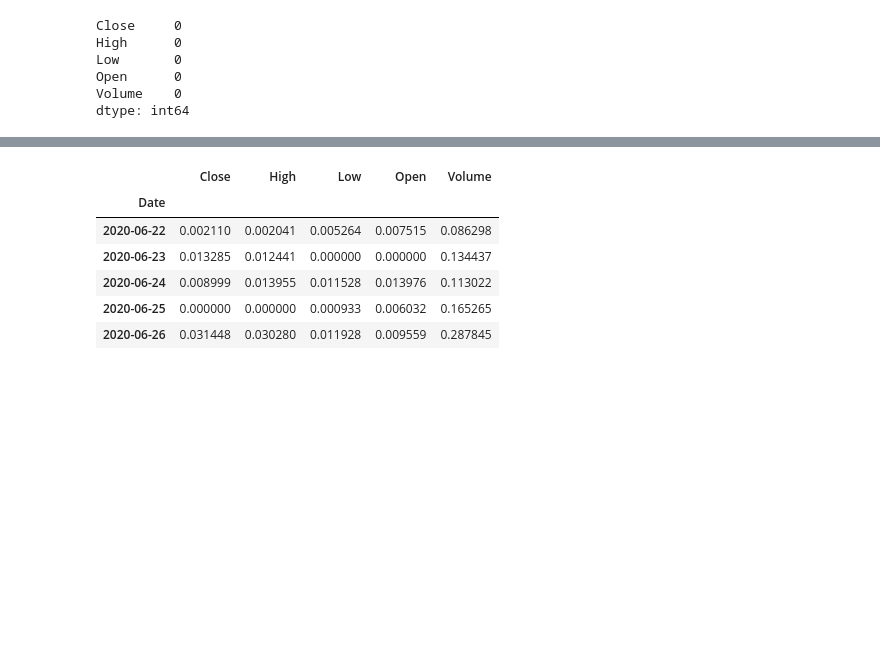
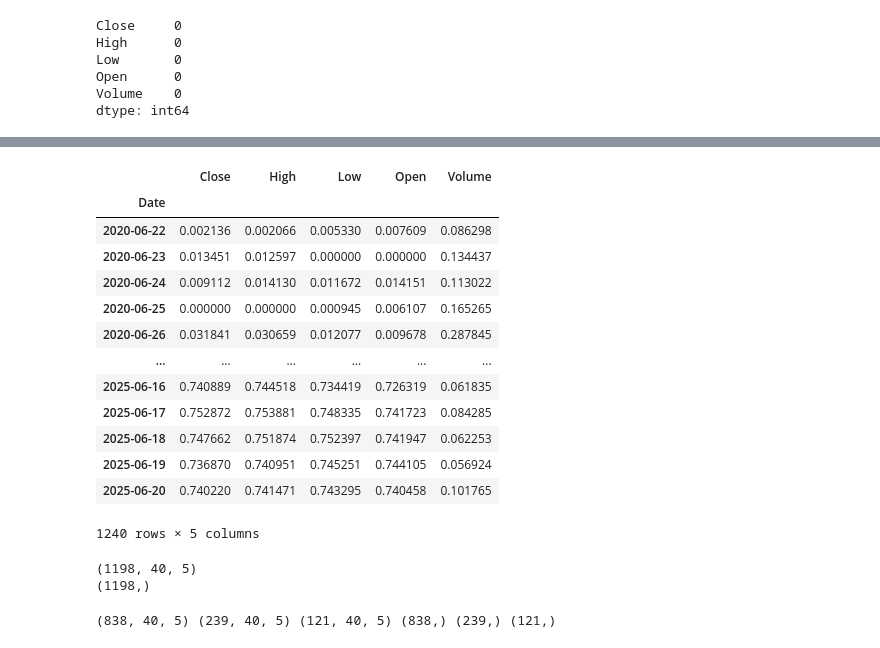
Before and after one commit to Viraj-brn/Stock-Predictor, a Jupyter notebook: notebooks/week1_preprocessing.ipynb, the cells around one changed output, grey strips where cells are left out. Saved outputs shown, nothing was run; the diff lists cells and outputs as text; code cells hidden in the pictures; blank space fills up the shorter version.

```diff
--- a/notebooks/week1_preprocessing.ipynb
+++ b/notebooks/week1_preprocessing.ipynb
@@ -60,12 +60,19 @@ array([[0.00210973, 0.00204061, 0.00526423, 0.00751537, 0.08629784],
       shape=(1240, 5))
 # %%
 scaled_df = pd.DataFrame(scaled, columns=df.columns, index=df.index)
-scaled_df.head()
+scaled_df
 # %% [output]
 |  | Close | High | Low | Open | Volume |
 | Date |  |  |  |  |  |
-| 2020-06-22 | 0.002110 | 0.002041 | 0.005264 | 0.007515 | 0.086298 |
-| 2020-06-23 | 0.013285 | 0.012441 | 0.000000 | 0.000000 | 0.134437 |
-| 2020-06-24 | 0.008999 | 0.013955 | 0.011528 | 0.013976 | 0.113022 |
-| 2020-06-25 | 0.000000 | 0.000000 | 0.000933 | 0.006032 | 0.165265 |
-| 2020-06-26 | 0.031448 | 0.030280 | 0.011928 | 0.009559 | 0.287845 |
+| 2020-06-22 | 0.002136 | 0.002066 | 0.005330 | 0.007609 | 0.086298 |
+| 2020-06-23 | 0.013451 | 0.012597 | 0.000000 | 0.000000 | 0.134437 |
+| 2020-06-24 | 0.009112 | 0.014130 | 0.011672 | 0.014151 | 0.113022 |
+| 2020-06-25 | 0.000000 | 0.000000 | 0.000945 | 0.006107 | 0.165265 |
+| 2020-06-26 | 0.031841 | 0.030659 | 0.012077 | 0.009678 | 0.287845 |
+| ... | ... | ... | ... | ... | ... |
+| 2025-06-16 | 0.740889 | 0.744518 | 0.734419 | 0.726319 | 0.061835 |
+| 2025-06-17 | 0.752872 | 0.753881 | 0.748335 | 0.741723 | 0.084285 |
+| 2025-06-18 | 0.747662 | 0.751874 | 0.752397 | 0.741947 | 0.062253 |
+| 2025-06-19 | 0.736870 | 0.740951 | 0.745251 | 0.744105 | 0.056924 |
+| 2025-06-20 | 0.740220 | 0.741471 | 0.743295 | 0.740458 | 0.101765 |
+1240 rows × 5 columns
@@ -71,0 +89,25 @@ scaled_df.head()
+# %%
+X, y = create_sequences(scaled_df.values, window_size=40, horizon=3, target_col_index=0)
+print(X.shape)
+print(y.shape)
+# %% [output]
+(1198, 40, 5)
+(1198,)
+# %%
+#we won't use train_test_split because even with shuffle = false, it can randomize the data, we don't want that here
+n_total = len(X)
+n_train = int(n_total * 0.7)
+n_val = int(n_total * 0.2)
+
+X_train = X[:n_train]
+y_train = y[:n_train]
+
+X_val = X[n_train : n_train + n_val]
+y_val = y[n_train : n_train + n_val]
+
+X_test = X[n_train + n_val:]
+y_test = y[n_train + n_val:]
+
+print(X_train.shape, X_val.shape, X_test.shape, y_train.shape, y_val.shape, y_test.shape)
+# %% [output]
+(838, 40, 5) (239, 40, 5) (121, 40, 5) (838,) (239,) (121,)
```
Also changed, not shown: parts of 5 cells of this notebook, 7 other files.
